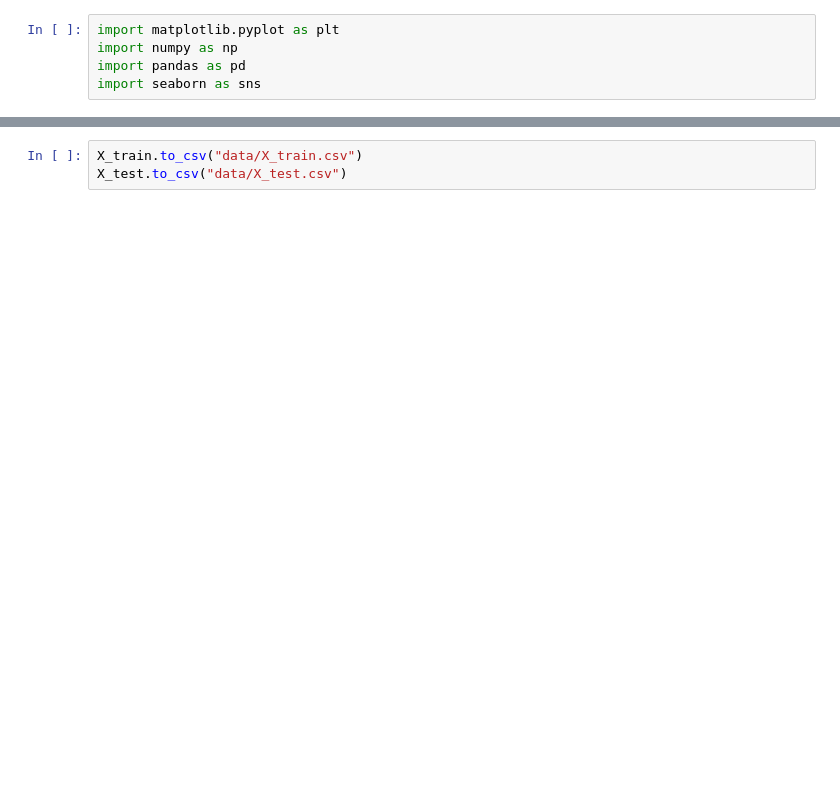
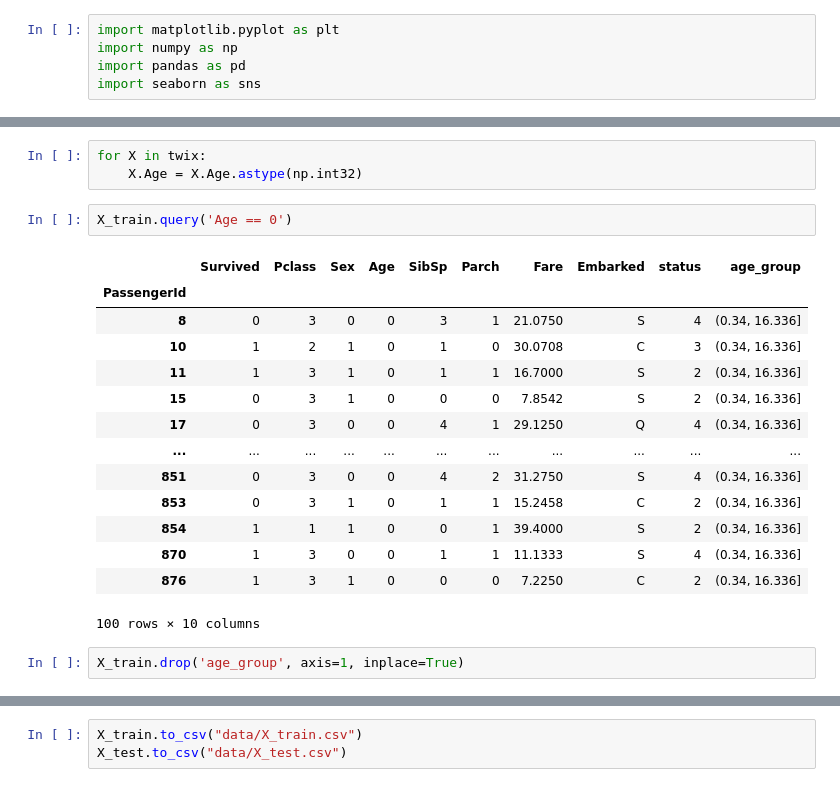
Before and after one commit to KuBaN658/kaggle, a Jupyter notebook: titanic/data_processing.ipynb, the cells around one changed output, grey strips where cells are left out. Drawn from its saved outputs; the diff is of its cells as text; blank space fills up the shorter version.

```diff
--- a/titanic/data_processing.ipynb
+++ b/titanic/data_processing.ipynb
@@ -189,0 +131,22 @@ X_test
+# %%
+for X in twix:
+    X.Age = X.Age.astype(np.int32)
+# %%
+X_train.query('Age == 0')
+# %% [output]
+|  | Survived | Pclass | Sex | Age | SibSp | Parch | Fare | Embarked | status | age_group |
+| PassengerId |  |  |  |  |  |  |  |  |  |  |
+| 8 | 0 | 3 | 0 | 0 | 3 | 1 | 21.0750 | S | 4 | (0.34, 16.336] |
+| 10 | 1 | 2 | 1 | 0 | 1 | 0 | 30.0708 | C | 3 | (0.34, 16.336] |
+| 11 | 1 | 3 | 1 | 0 | 1 | 1 | 16.7000 | S | 2 | (0.34, 16.336] |
+| 15 | 0 | 3 | 1 | 0 | 0 | 0 | 7.8542 | S | 2 | (0.34, 16.336] |
+| 17 | 0 | 3 | 0 | 0 | 4 | 1 | 29.1250 | Q | 4 | (0.34, 16.336] |
+| ... | ... | ... | ... | ... | ... | ... | ... | ... | ... | ... |
+| 851 | 0 | 3 | 0 | 0 | 4 | 2 | 31.2750 | S | 4 | (0.34, 16.336] |
+| 853 | 0 | 3 | 1 | 0 | 1 | 1 | 15.2458 | C | 2 | (0.34, 16.336] |
+| 854 | 1 | 1 | 1 | 0 | 0 | 1 | 39.4000 | S | 2 | (0.34, 16.336] |
+| 870 | 1 | 3 | 0 | 0 | 1 | 1 | 11.1333 | S | 4 | (0.34, 16.336] |
+| 876 | 1 | 3 | 1 | 0 | 0 | 0 | 7.2250 | C | 2 | (0.34, 16.336] |
+100 rows × 10 columns
+# %%
+X_train.drop('age_group', axis=1, inplace=True)
```
Also changed, not shown: parts of 50 cells of this notebook, 6 other files.
